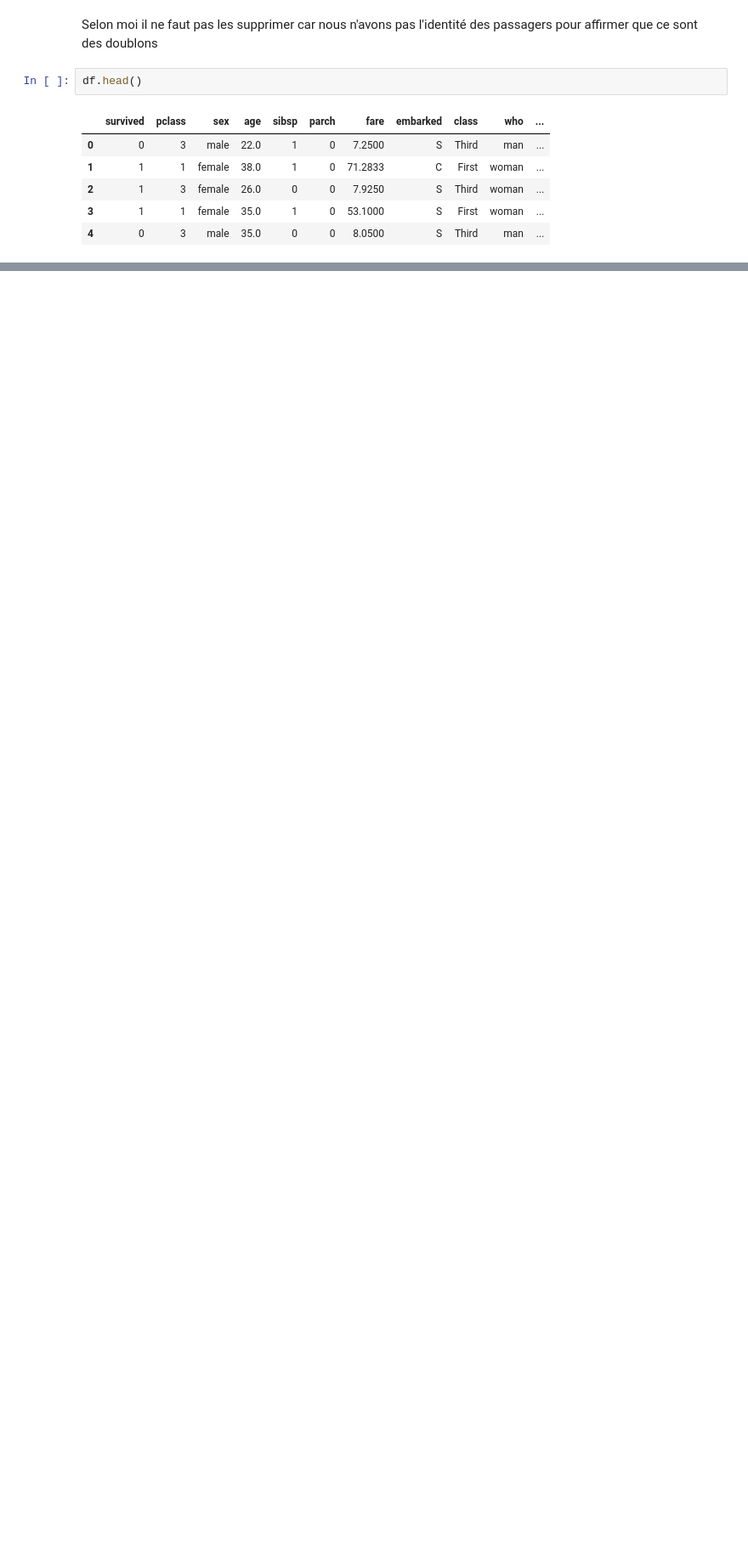
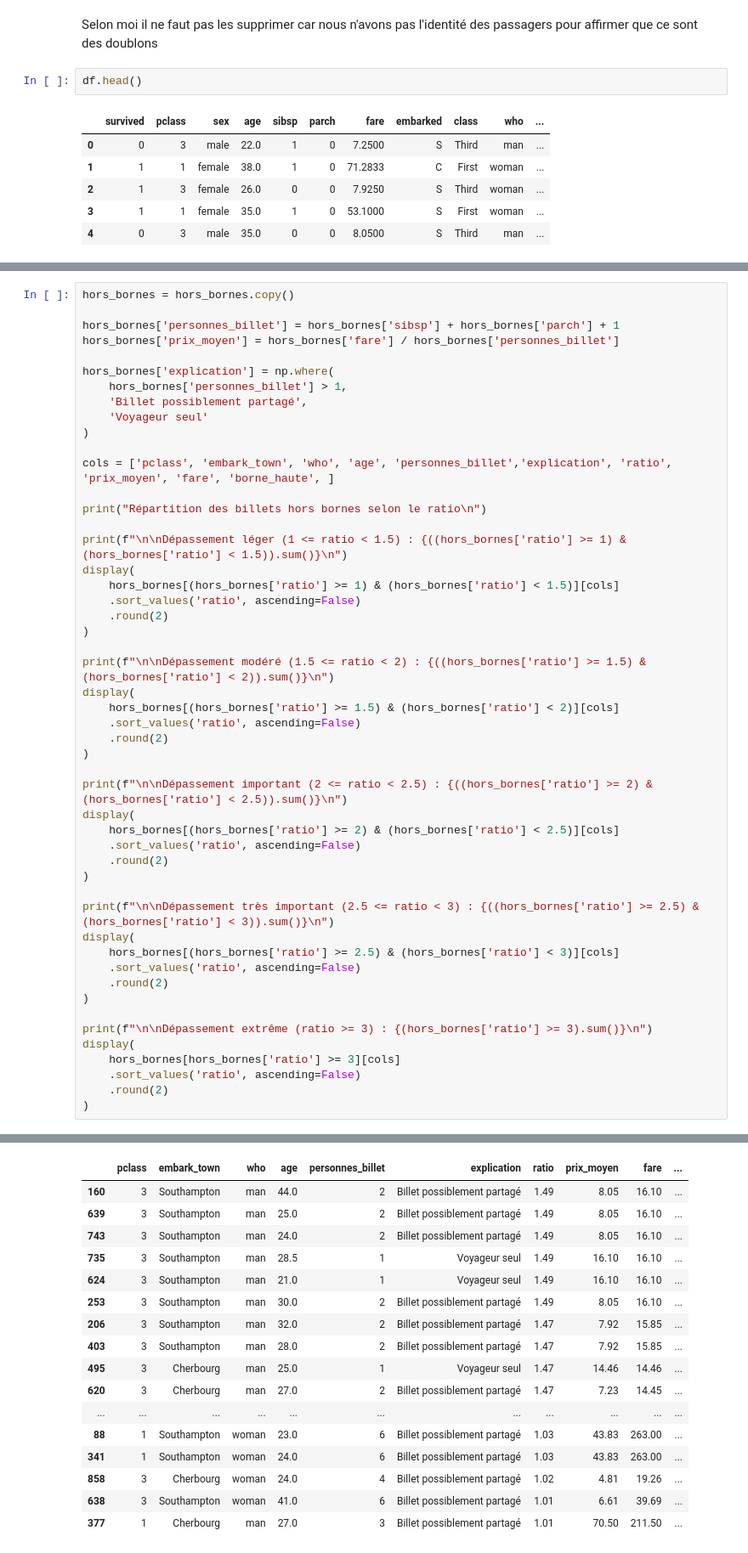
Before and after one commit to DaupinDavid/Exercices_Python, a Jupyter notebook: exercice-08/exercice.ipynb, the cells around one changed output, grey strips where cells are left out. Shown at 85% size. Cells and saved outputs as stored; diff of their text form; blank space fills up the shorter version.

```diff
--- a/exercice-08/exercice.ipynb
+++ b/exercice-08/exercice.ipynb
@@ -77,0 +322,51 @@ df.head()
+# %%
+hors_bornes = hors_bornes.copy()
+
+hors_bornes['personnes_billet'] = hors_bornes['sibsp'] + hors_bornes['parch'] + 1
+hors_bornes['prix_moyen'] = hors_bornes['fare'] / hors_bornes['personnes_billet']
+
+hors_bornes['explication'] = np.where(
+    hors_bornes['personnes_billet'] > 1,
+    'Billet possiblement partagé',
+    'Voyageur seul'
+)
+
+cols = ['pclass', 'embark_town', 'who', 'age', 'personnes_billet','explication', 'ratio', 'prix_moyen', 'fare', 'borne_haute', ]
+
+print("Répartition des billets hors bornes selon le ratio\n")
+
+print(f"\n\nDépassement léger (1 <= ratio < 1.5) : {((hors_bornes['ratio'] >= 1) & (hors_bornes['ratio'] < 1.5)).sum()}\n")
+display(
+    hors_bornes[(hors_bornes['ratio'] >= 1) & (hors_bornes['ratio'] < 1.5)][cols]
+    .sort_values('ratio', ascending=False)
+    .round(2)
+)
+
+print(f"\n\nDépassement modéré (1.5 <= ratio < 2) : {((hors_bornes['ratio'] >= 1.5) & (hors_bornes['ratio'] < 2)).sum()}\n")
+display(
+    hors_bornes[(hors_bornes['ratio'] >= 1.5) & (hors_bornes['ratio'] < 2)][cols]
+    .sort_values('ratio', ascending=False)
+    .round(2)
+)
+
+print(f"\n\nDépassement important (2 <= ratio < 2.5) : {((hors_bornes['ratio'] >= 2) & (hors_bornes['ratio'] < 2.5)).sum()}\n")
+display(
+    hors_bornes[(hors_bornes['ratio'] >= 2) & (hors_bornes['ratio'] < 2.5)][cols]
+    .sort_values('ratio', ascending=False)
+    .round(2)
+)
+
+print(f"\n\nDépassement très important (2.5 <= ratio < 3) : {((hors_bornes['ratio'] >= 2.5) & (hors_bornes['ratio'] < 3)).sum()}\n")
+display(
+    hors_bornes[(hors_bornes['ratio'] >= 2.5) & (hors_bornes['ratio'] < 3)][cols]
+    .sort_values('ratio', ascending=False)
+    .round(2)
+)
+
+print(f"\n\nDépassement extrême (ratio >= 3) : {(hors_bornes['ratio'] >= 3).sum()}\n")
+display(
+    hors_bornes[hors_bornes['ratio'] >= 3][cols]
+    .sort_values('ratio', ascending=False)
+    .round(2)
+)
+# %% [output]
@@ -77,0 +378,17 @@ df.head()
+|  | pclass | embark_town | who | age | personnes_billet | explication | ratio | prix_moyen | fare | ... |
+| 160 | 3 | Southampton | man | 44.0 | 2 | Billet possiblement partagé | 1.49 | 8.05 | 16.10 | ... |
+| 639 | 3 | Southampton | man | 25.0 | 2 | Billet possiblement partagé | 1.49 | 8.05 | 16.10 | ... |
+| 743 | 3 | Southampton | man | 24.0 | 2 | Billet possiblement partagé | 1.49 | 8.05 | 16.10 | ... |
+| 735 | 3 | Southampton | man | 28.5 | 1 | Voyageur seul | 1.49 | 16.10 | 16.10 | ... |
+| 624 | 3 | Southampton | man | 21.0 | 1 | Voyageur seul | 1.49 | 16.10 | 16.10 | ... |
+| 253 | 3 | Southampton | man | 30.0 | 2 | Billet possiblement partagé | 1.49 | 8.05 | 16.10 | ... |
+| 206 | 3 | Southampton | man | 32.0 | 2 | Billet possiblement partagé | 1.47 | 7.92 | 15.85 | ... |
+| 403 | 3 | Southampton | man | 28.0 | 2 | Billet possiblement partagé | 1.47 | 7.92 | 15.85 | ... |
+| 495 | 3 | Cherbourg | man | 25.0 | 1 | Voyageur seul | 1.47 | 14.46 | 14.46 | ... |
+| 620 | 3 | Cherbourg | man | 27.0 | 2 | Billet possiblement partagé | 1.47 | 7.23 | 14.45 | ... |
+| ... | ... | ... | ... | ... | ... | ... | ... | ... | ... | ... |
+| 88 | 1 | Southampton | woman | 23.0 | 6 | Billet possiblement partagé | 1.03 | 43.83 | 263.00 | ... |
+| 341 | 1 | Southampton | woman | 24.0 | 6 | Billet possiblement partagé | 1.03 | 43.83 | 263.00 | ... |
+| 858 | 3 | Cherbourg | woman | 24.0 | 4 | Billet possiblement partagé | 1.02 | 4.81 | 19.26 | ... |
+| 638 | 3 | Southampton | woman | 41.0 | 6 | Billet possiblement partagé | 1.01 | 6.61 | 39.69 | ... |
+| 377 | 1 | Cherbourg | man | 27.0 | 3 | Billet possiblement partagé | 1.01 | 70.50 | 211.50 | ... |
```
Also changed, not shown: parts of 35 cells of this notebook, 2 other files.
